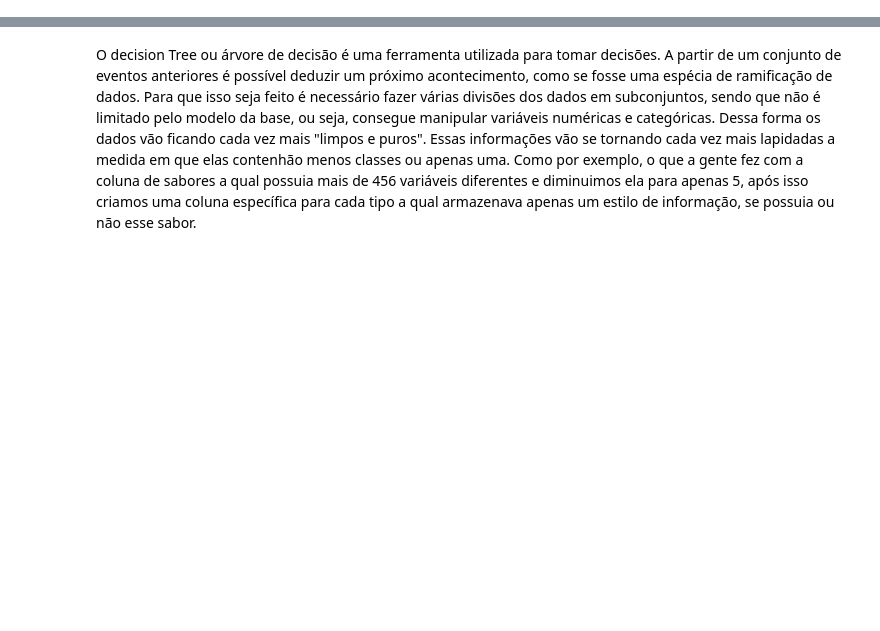
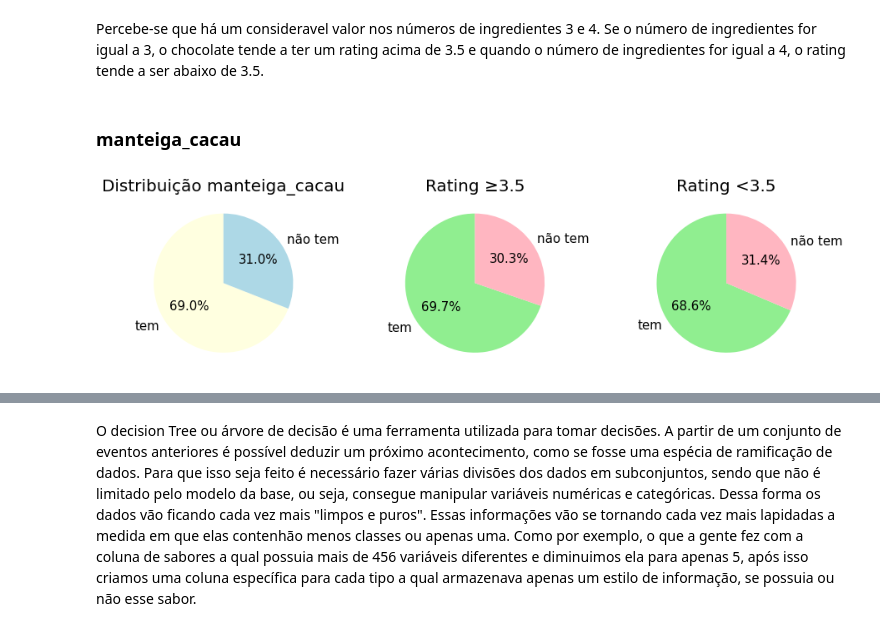
Before and after one commit to Pedro2712/Projeto_2-ciedados, a Jupyter notebook: Projeto 2 - Ciedados.ipynb, the cells around one changed output, grey strips where cells are left out. Cells and saved outputs as stored; diff of their text form; code cells hidden in the pictures; blank space fills up the shorter version.

```diff
--- a/Projeto 2 - Ciedados.ipynb
+++ b/Projeto 2 - Ciedados.ipynb
@@ -590,0 +434,8 @@ plt.tight_layout(pad=2) ;
+# %% [markdown]
+Percebe-se que há um consideravel valor nos números de ingredientes 3 e 4. Se o número de ingredientes for igual a 3, o chocolate tende a ter um rating acima de 3.5 e quando o número de ingredientes for igual a 4, o rating tende a ser abaixo de 3.5.
+# %% [markdown]
+### manteiga_cacau
+# %%
+grafico_analise_explo("manteiga_cacau", "tem", "não tem", 'lightyellow', 'lightblue', 'lightgreen', 'lightpink')
+# %% [output]
+[figure, added]
```
Also changed, not shown: parts of 153 cells of this notebook.
